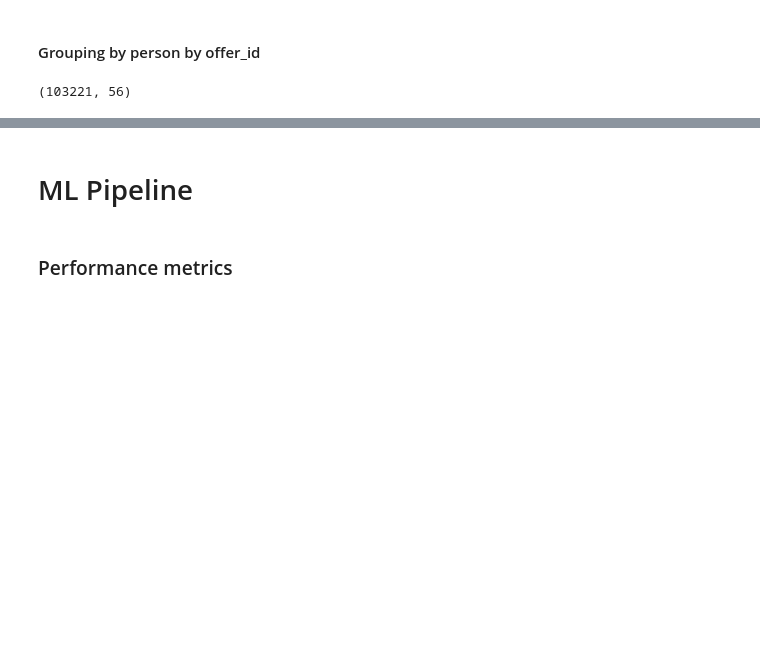
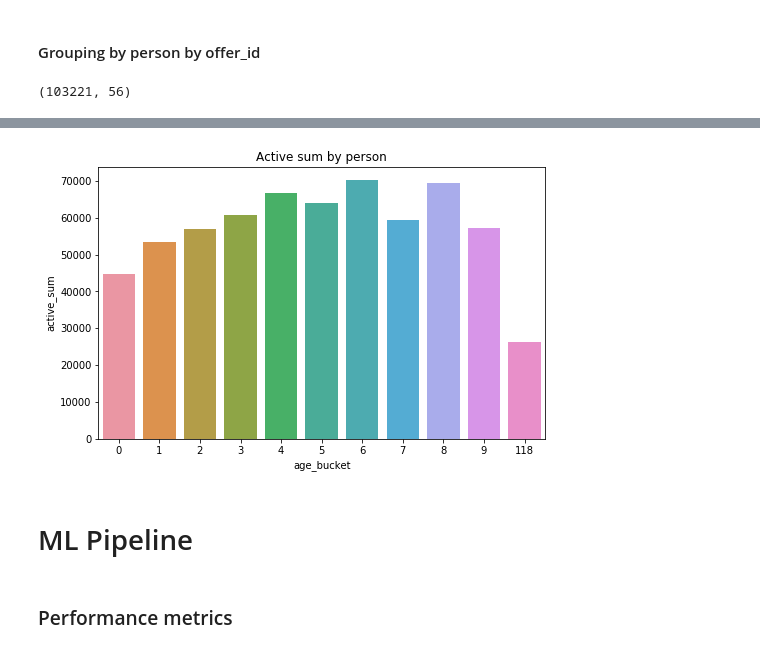
Before and after one commit to EriRika/Starbucks__DecisionTrees, a Jupyter notebook: Starbucks_Capstone_notebook.ipynb, the cells around one changed output, grey strips where cells are left out. Saved outputs shown, nothing was run; the diff lists cells and outputs as text; code cells hidden in the pictures; blank space fills up the shorter version.

```diff
--- a/Starbucks_Capstone_notebook.ipynb
+++ b/Starbucks_Capstone_notebook.ipynb
@@ -642,3 +675,12 @@ print(grouping_person_offer_final.shape)
+# %%
+sum_by_age = df.groupby(['age_bucket'], as_index = False)[['active_sum', 'has_active_reward']].sum()
+
+fig, ax = plt.subplots(figsize = (8,5))
+ax = sns.barplot(x="age_bucket", y="active_sum", data=sum_by_age)
+ax.set_title('Active sum by person')
+plt.savefig('images/active_aums_per_person.png')
+# %% [output]
+[figure, added]
 # %% [markdown]
 # ML Pipeline
 # %%
```
Also changed, not shown: parts of 24 cells of this notebook, 10 other files.
